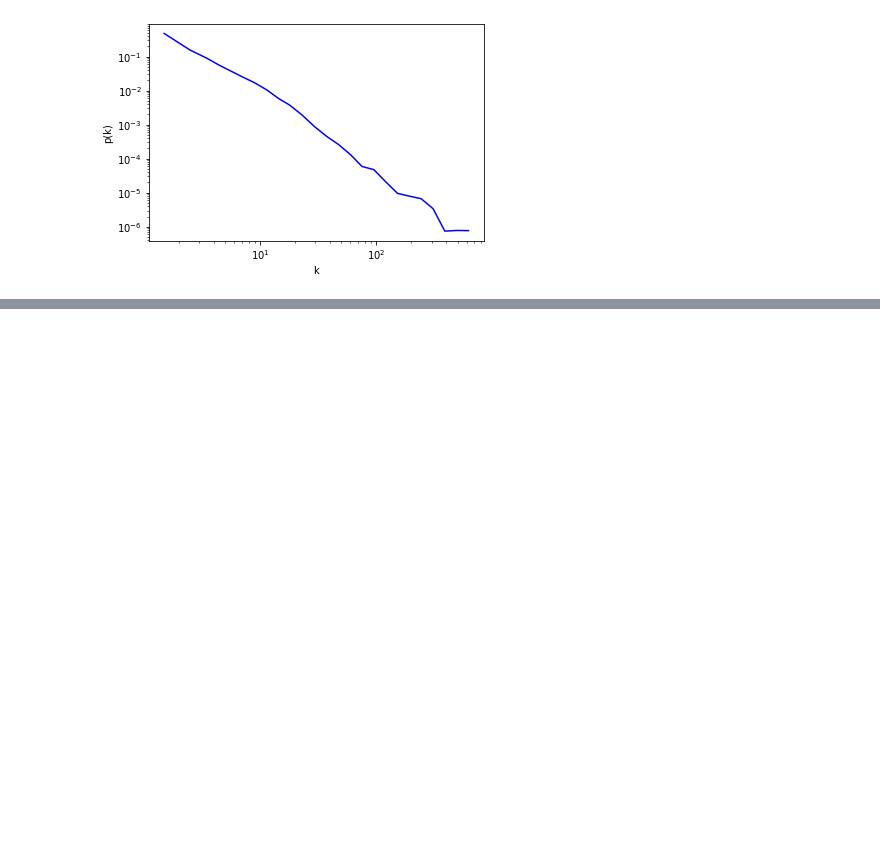
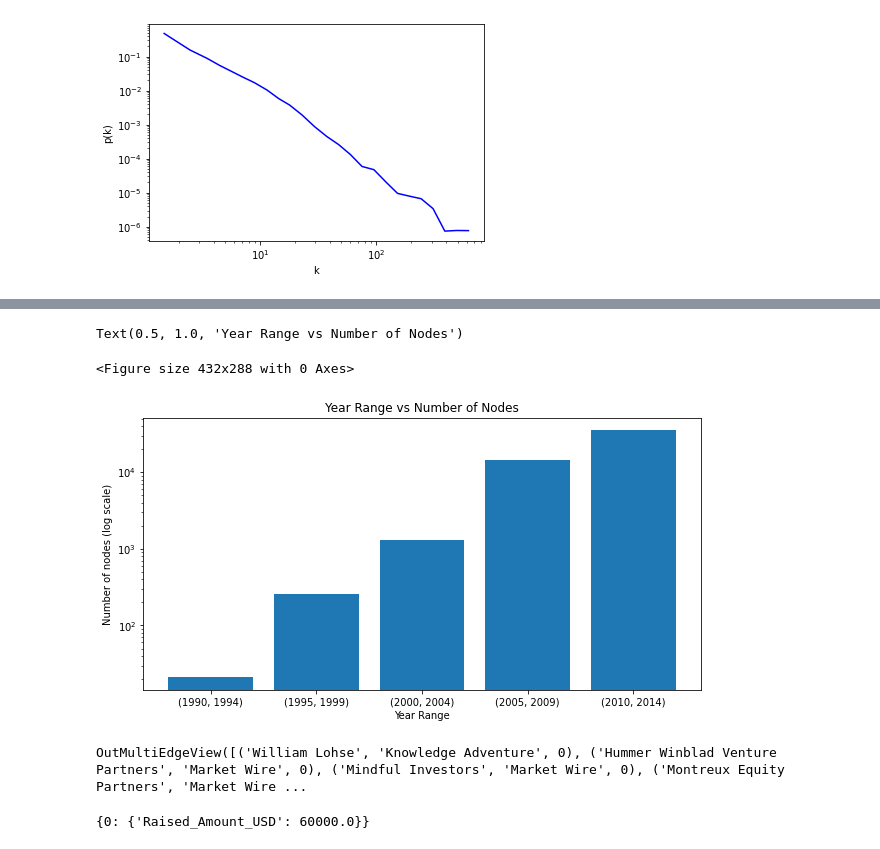
Before and after one commit to omeryefet/Complex_Networks, a Jupyter notebook: Project2022.ipynb, the cells around one changed output, grey strips where cells are left out. Cells and saved outputs as stored; diff of their text form; code cells hidden in the pictures; blank space fills up the shorter version.

```diff
--- a/Project2022.ipynb
+++ b/Project2022.ipynb
@@ -131,0 +160,21 @@ plt.show()
+# %%
+node_number_histogram = {str(year_range):graph_list[i].number_of_nodes() for i, year_range  in enumerate(years_range)}
+fig = plt.figure()
+fig, ax = plt.subplots(figsize=(10,5))
+ax.bar(node_number_histogram.keys(), node_number_histogram.values())
+ax.set_xlabel("Year Range")
+ax.set_yscale('log')
+ax.set_ylabel("Number of nodes (log scale)")
+ax.set_title("Year Range vs Number of Nodes")
+# %% [output]
+Text(0.5, 1.0, 'Year Range vs Number of Nodes')
+<Figure size 432x288 with 0 Axes>
+[figure, added]
+# %%
+graph_list[0].edges
+# %% [output]
+OutMultiEdgeView([('William Lohse', 'Knowledge Adventure', 0), ('Hummer Winblad Venture Partners', 'Market Wire', 0), ('Mindful Investors', 'Market Wire', 0), ('Montreux Equity Partners', 'Market Wire ...
+# %%
+graph_list[0].get_edge_data('William Lohse', 'Knowledge Adventure')
+# %% [output]
+{0: {'Raised_Amount_USD': 60000.0}}
```
Also changed, not shown: parts of 4 cells of this notebook, 1 other file.
